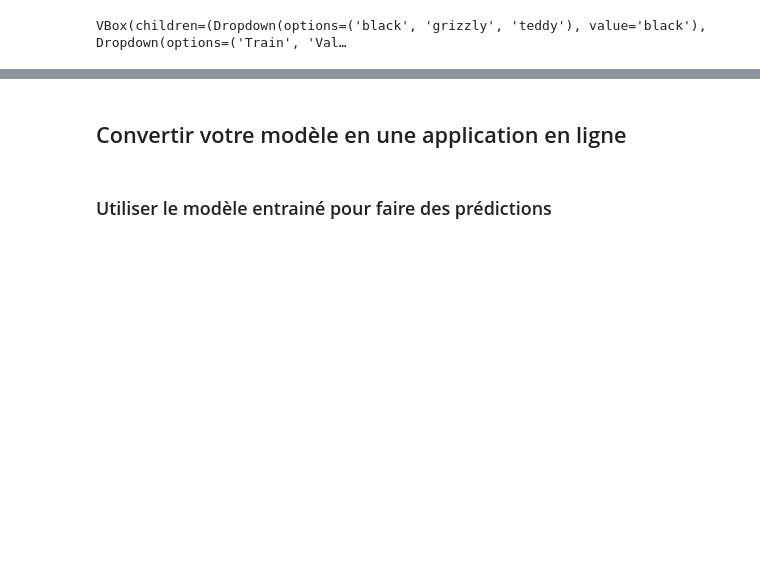
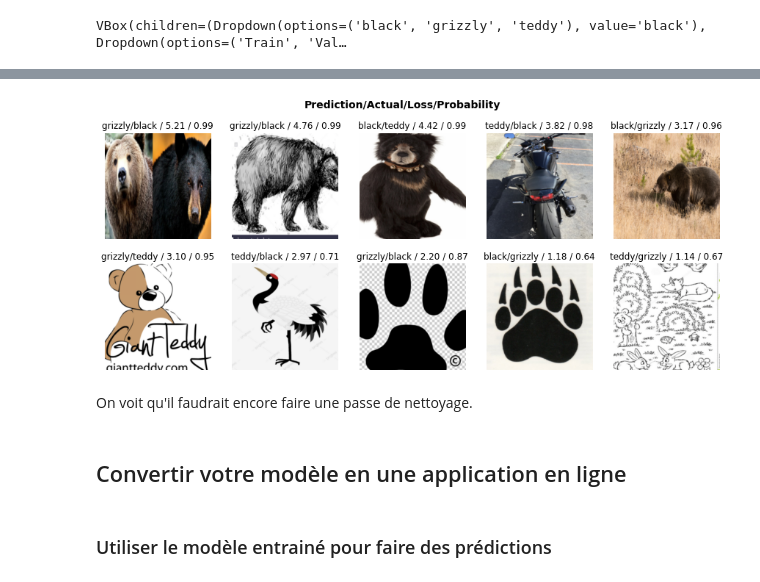
Before and after one commit to laurentprudhon/cours-deeplearning-2020, a Jupyter notebook: notebooks/02_production.ipynb, the cells around one changed output, grey strips where cells are left out. Drawn from its saved outputs; the diff is of its cells as text; code cells hidden in the pictures; blank space fills up the shorter version.

Commit message:
entrainement nettoyage ok

```diff
--- a/notebooks/02_production.ipynb
+++ b/notebooks/02_production.ipynb
@@ -226,3 +267,9 @@ VBox(children=(Dropdown(options=('black', 'grizzly', 'teddy'), value='black'), D
+# %%
+interp.plot_top_losses(10, nrows=2)
+# %% [output]
+[figure, added]
+# %% [markdown]
+On voit qu'il faudrait encore faire une passe de nettoyage.
 # %% [markdown]
 ## Convertir votre modèle en une application en ligne
 # %% [markdown]
```
Also changed, not shown: parts of 52 cells of this notebook.
